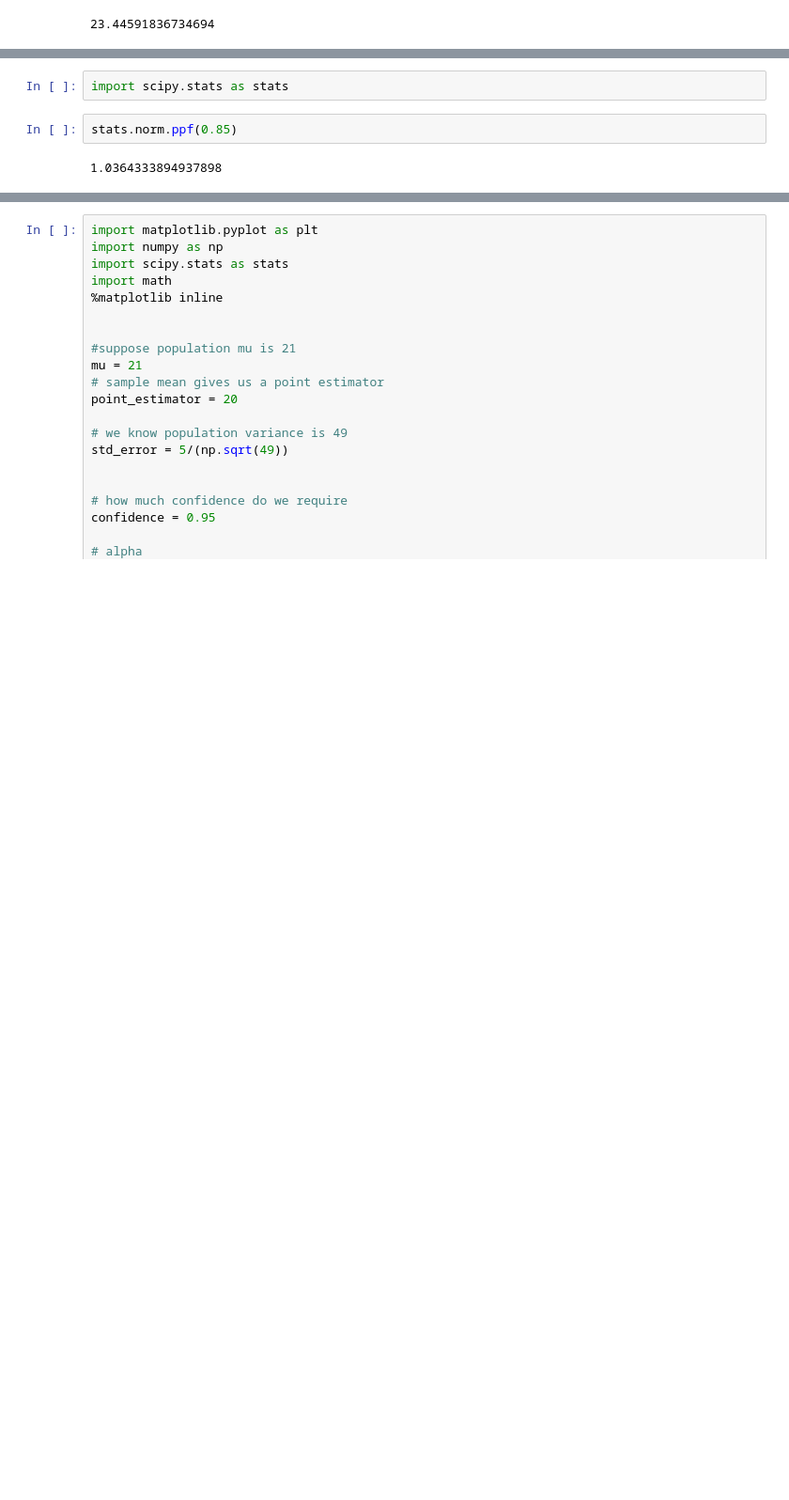
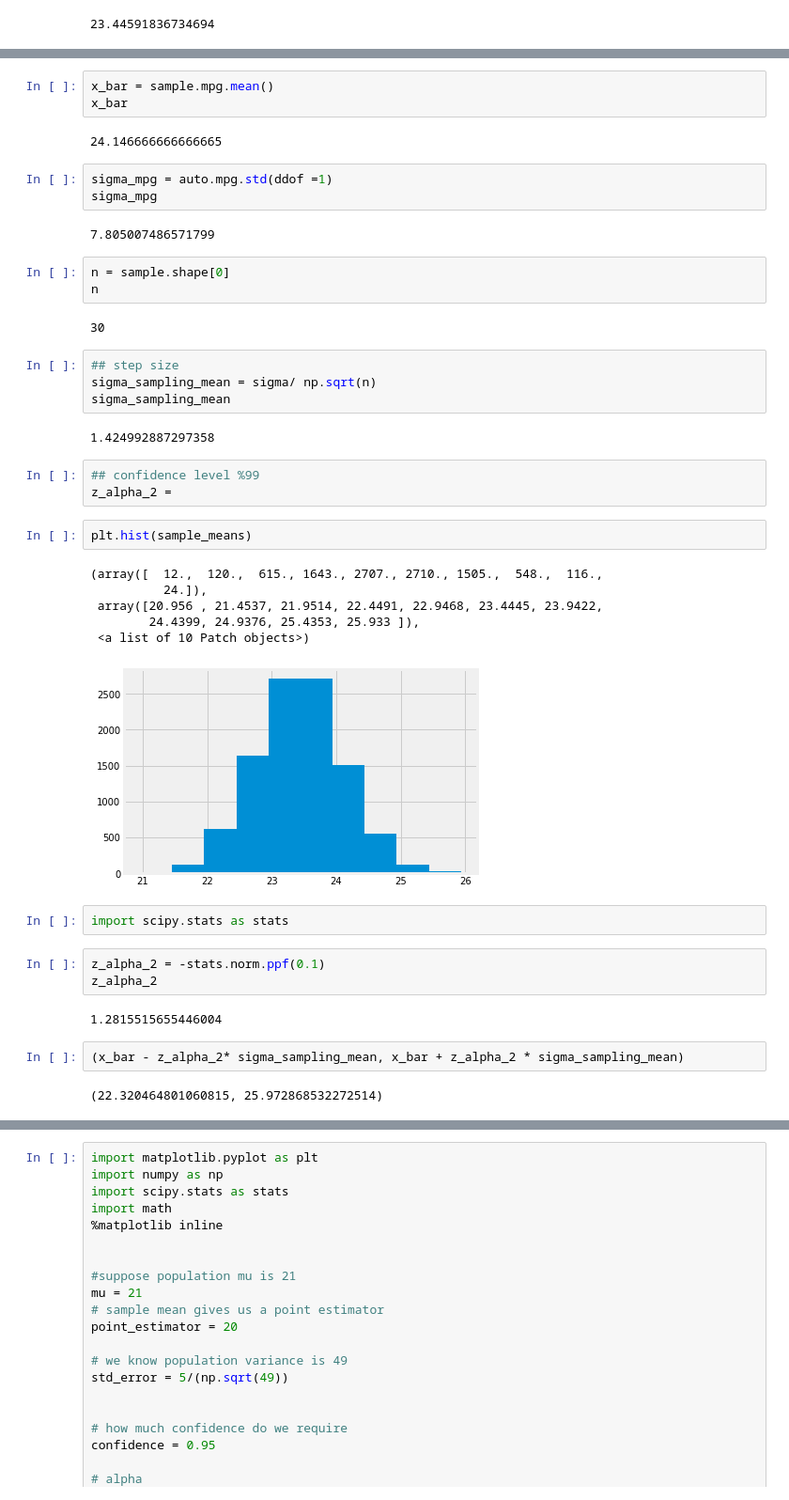
Before and after one commit to learn-co-students/dc-ds-021720, a Jupyter notebook: mod-2/week-1/day-2-CLT_Confidence_Intervals/CLT_sampling/CLT_Hypothesis_testing.ipynb, the cells around one changed output, grey strips where cells are left out. Shown: that part at 94% size. Saved outputs shown, nothing was run; the diff lists cells and outputs as text; blank space fills up the shorter version.

```diff
--- a/mod-2/week-1/day-2-CLT_Confidence_Intervals/CLT_sampling/CLT_Hypothesis_testing.ipynb
+++ b/mod-2/week-1/day-2-CLT_Confidence_Intervals/CLT_sampling/CLT_Hypothesis_testing.ipynb
@@ -314,6 +341,44 @@ Hint: What do we mean by 'a good estimate'?
+# %%
+x_bar = sample.mpg.mean()
+x_bar
+# %% [output]
+24.146666666666665
+# %%
+sigma_mpg = auto.mpg.std(ddof =1)
+sigma_mpg
+# %% [output]
+7.805007486571799
+# %%
+n = sample.shape[0]
+n
+# %% [output]
+30
+# %%
+## step size
+sigma_sampling_mean = sigma/ np.sqrt(n)
+sigma_sampling_mean
+# %% [output]
+1.424992887297358
+# %%
+## confidence level %99
+z_alpha_2 =
+# %%
+plt.hist(sample_means)
+# %% [output]
+(array([  12.,  120.,  615., 1643., 2707., 2710., 1505.,  548.,  116.,
+          24.]),
+ array([20.956 , 21.4537, 21.9514, 22.4491, 22.9468, 23.4445, 23.9422,
+        24.4399, 24.9376, 25.4353, 25.933 ]),
+ <a list of 10 Patch objects>)
+[figure, added]
 # %%
 import scipy.stats as stats
 # %%
-stats.norm.ppf(0.85)
+z_alpha_2 = -stats.norm.ppf(0.1)
+z_alpha_2
 # %% [output]
-1.0364333894937898
+1.2815515655446004
+# %%
+(x_bar - z_alpha_2* sigma_sampling_mean, x_bar + z_alpha_2 * sigma_sampling_mean)
+# %% [output]
+(22.320464801060815, 25.972868532272514)
```
Also changed, not shown: parts of 11 cells of this notebook, 16 other files.
